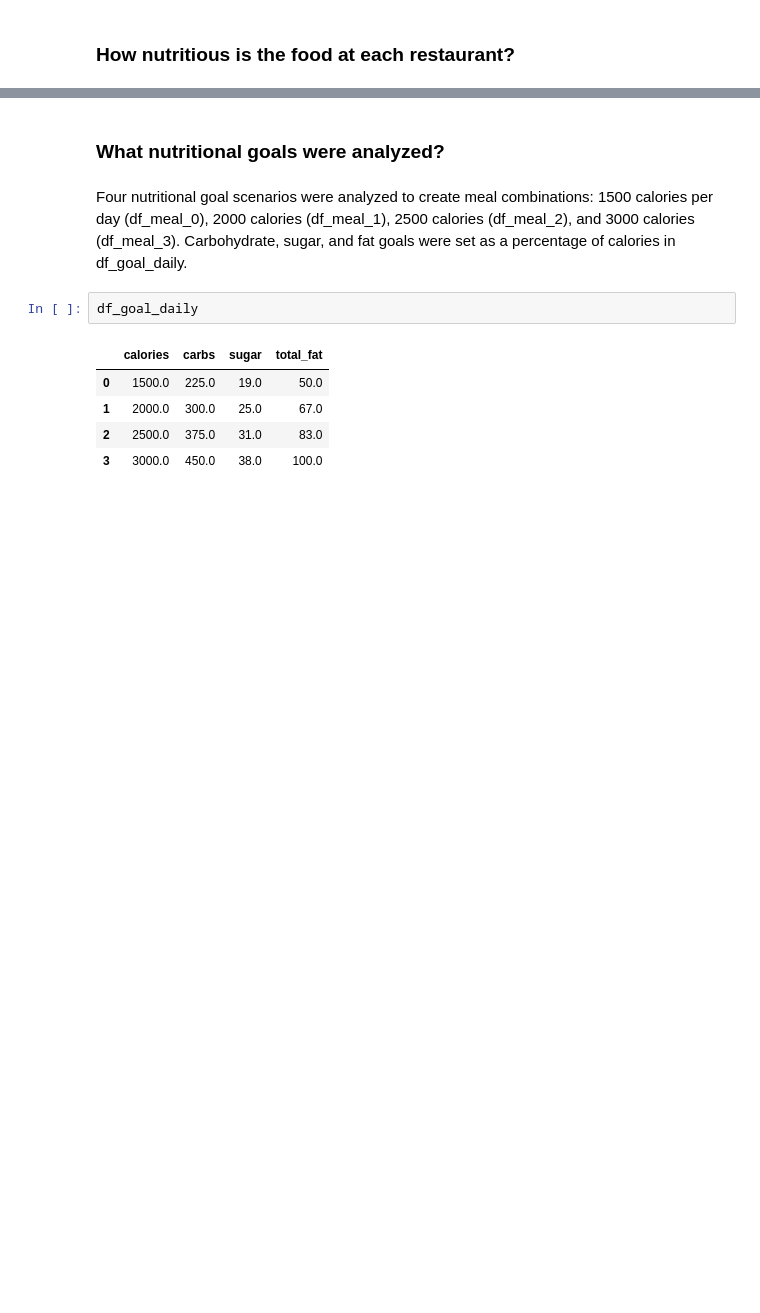
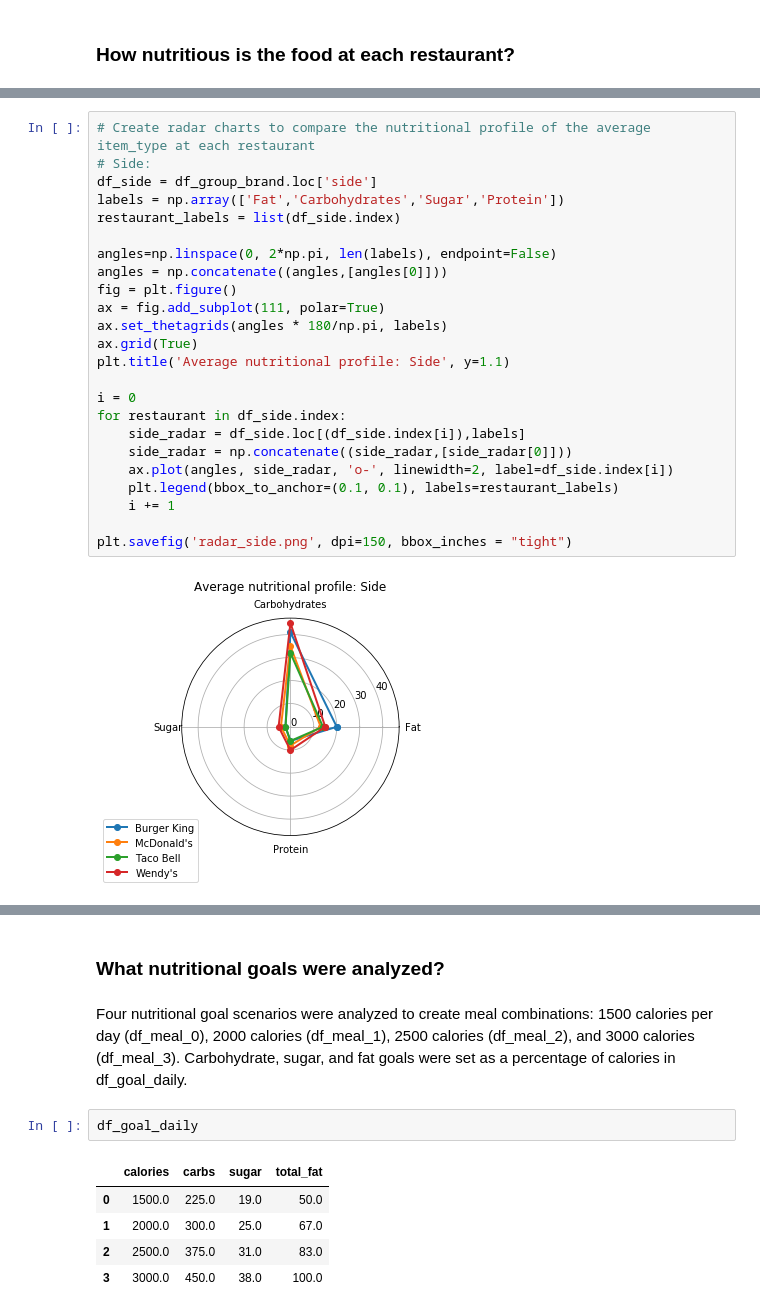
Before and after one commit to jenzhenky/fast_food, a Jupyter notebook: fast_food_analysis.ipynb, the cells around one changed output, grey strips where cells are left out. Cells and saved outputs as stored; diff of their text form; blank space fills up the shorter version.

```diff
--- a/fast_food_analysis.ipynb
+++ b/fast_food_analysis.ipynb
@@ -90,0 +101,26 @@ df_menu['%_protein'] = df_menu.apply(lambda x: round((x['protein'] * 4 / x['calo
+# %%
+# Create radar charts to compare the nutritional profile of the average item_type at each restaurant
+# Side:
+df_side = df_group_brand.loc['side']
+labels = np.array(['Fat','Carbohydrates','Sugar','Protein'])
+restaurant_labels = list(df_side.index)
+
+angles=np.linspace(0, 2*np.pi, len(labels), endpoint=False)
+angles = np.concatenate((angles,[angles[0]]))
+fig = plt.figure()
+ax = fig.add_subplot(111, polar=True)
+ax.set_thetagrids(angles * 180/np.pi, labels)
+ax.grid(True)
+plt.title('Average nutritional profile: Side', y=1.1)
+
+i = 0
+for restaurant in df_side.index:
+    side_radar = df_side.loc[(df_side.index[i]),labels]
+    side_radar = np.concatenate((side_radar,[side_radar[0]]))
+    ax.plot(angles, side_radar, 'o-', linewidth=2, label=df_side.index[i])
+    plt.legend(bbox_to_anchor=(0.1, 0.1), labels=restaurant_labels)
+    i += 1
+
+plt.savefig('radar_side.png', dpi=150, bbox_inches = "tight")
+# %% [output]
+[figure, added]
```
Also changed, not shown: parts of 14 cells of this notebook, 1 other file.
